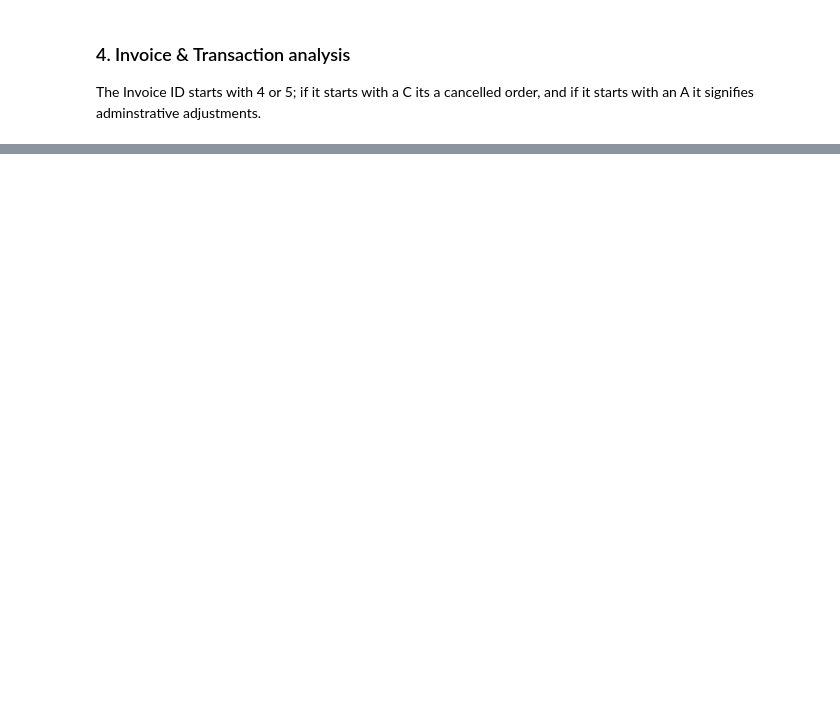
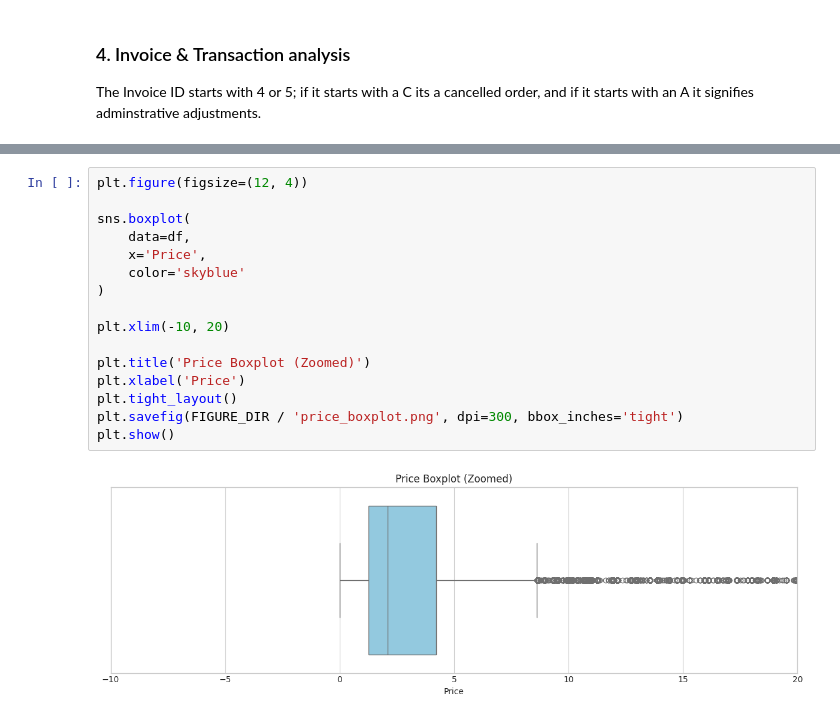
Before and after one commit to g-ritvik/online-retail-customer-analytics, a Jupyter notebook: notebooks/01_EDA.ipynb, the cells around one changed output, grey strips where cells are left out. Drawn from its saved outputs; the diff is of its cells as text; blank space fills up the shorter version.

```diff
--- a/notebooks/01_EDA.ipynb
+++ b/notebooks/01_EDA.ipynb
@@ -236,0 +308,18 @@ print(pd.crosstab(
+# %%
+plt.figure(figsize=(12, 4))
+
+sns.boxplot(
+    data=df,
+    x='Price',
+    color='skyblue'
+)
+
+plt.xlim(-10, 20)
+
+plt.title('Price Boxplot (Zoomed)')
+plt.xlabel('Price')
+plt.tight_layout()
+plt.savefig(FIGURE_DIR / 'price_boxplot.png', dpi=300, bbox_inches='tight')
+plt.show()
+# %% [output]
+[figure, added]
```
Also changed, not shown: parts of 98 cells of this notebook, 12 other files.
